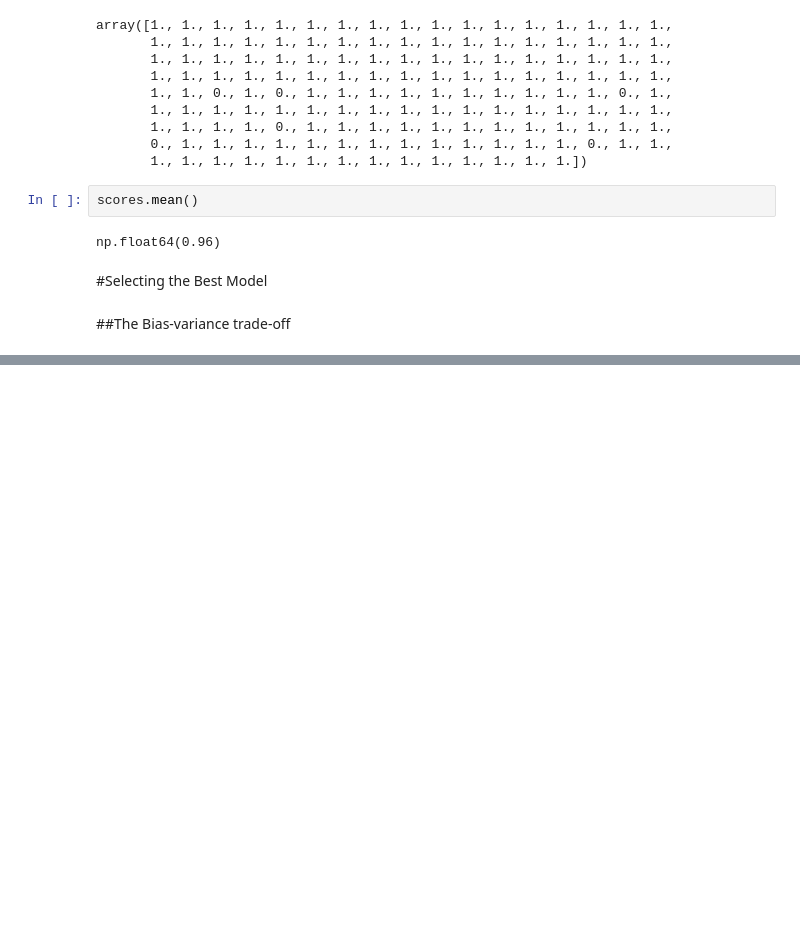
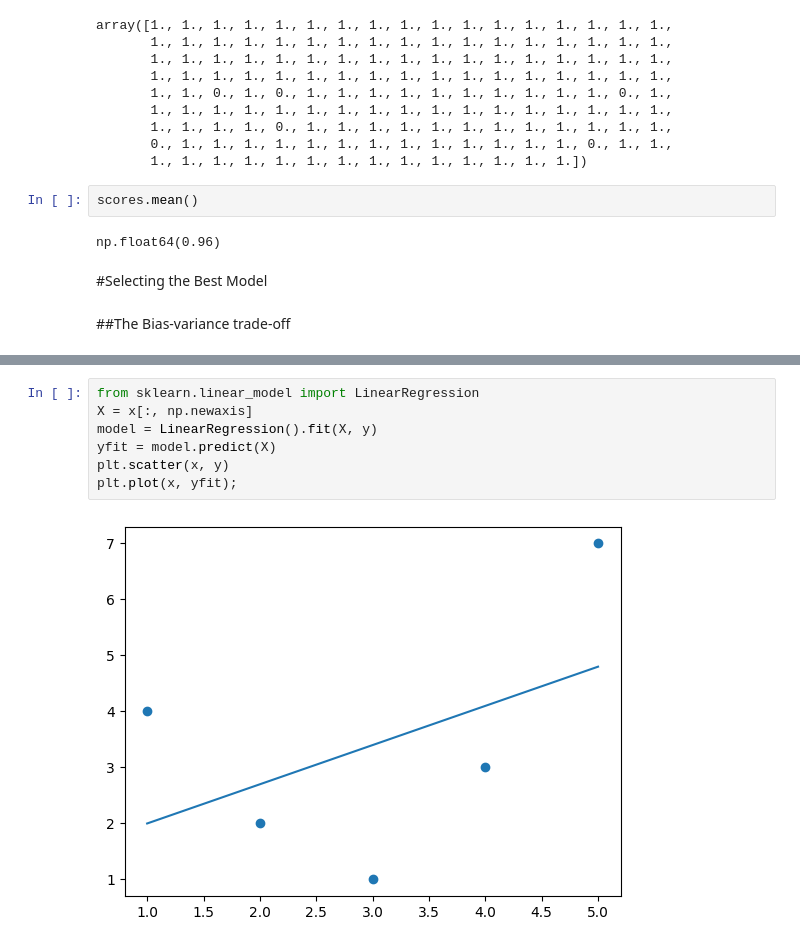
Before and after one commit to EdgarErh/Mineria_de_datos, a Jupyter notebook: Introducing_Scikit_Learn.ipynb, the cells around one changed output, grey strips where cells are left out. Cells and saved outputs as stored; diff of their text form; blank space fills up the shorter version.

```diff
--- a/Introducing_Scikit_Learn.ipynb
+++ b/Introducing_Scikit_Learn.ipynb
@@ -367,0 +444,9 @@ np.float64(0.96)
+# %%
+from sklearn.linear_model import LinearRegression
+X = x[:, np.newaxis]
+model = LinearRegression().fit(X, y)
+yfit = model.predict(X)
+plt.scatter(x, y)
+plt.plot(x, yfit);
+# %% [output]
+[figure, added]
```
Also changed, not shown: parts of 22 cells of this notebook.
